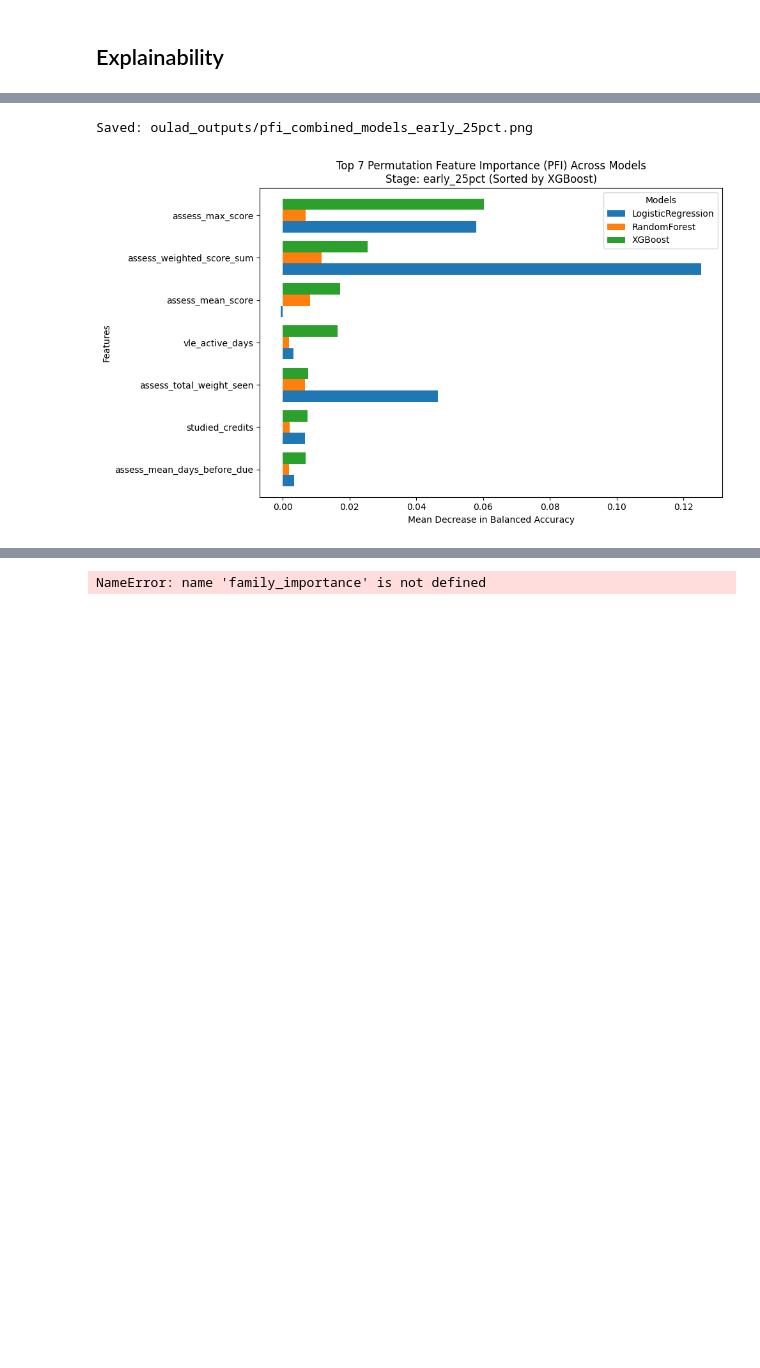
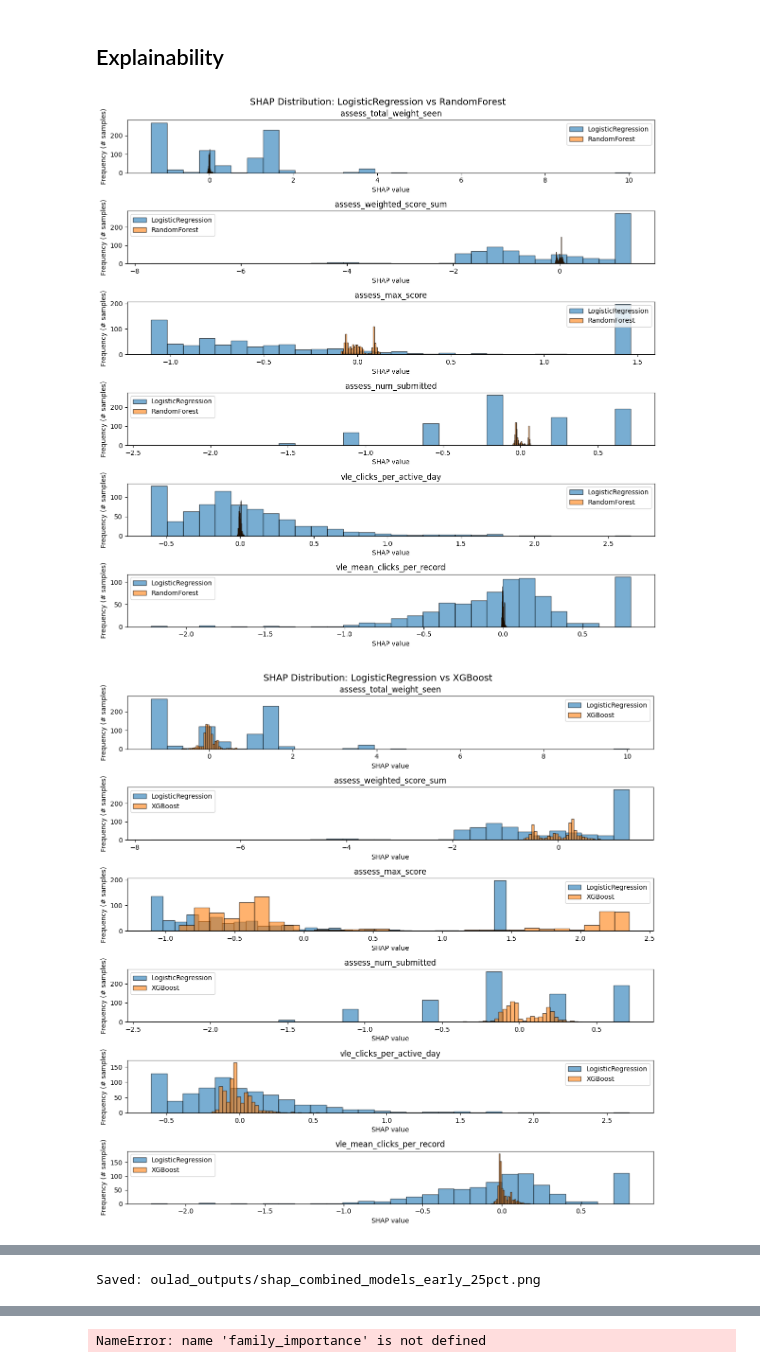
Before and after one commit to Vlad-Andres/HCML-project, a Jupyter notebook: HCML_Proj_OULAD.ipynb, the cells around one changed output, grey strips where cells are left out. Drawn from its saved outputs; the diff is of its cells as text; code cells hidden in the pictures; blank space fills up the shorter version.

```diff
--- a/HCML_Proj_OULAD.ipynb
+++ b/HCML_Proj_OULAD.ipynb
@@ -144,10 +152,10 @@ from src.explainability import (
     plot_combined_pfi_comparison
 )
 
-# plot_shap_distributions(models_early, early_test, sample_size=800, output_dir=OUTPUT_DIR)
-# plot_shap_distributions(models_full, full_test, sample_size=800, output_dir=OUTPUT_DIR)
-# plot_combined_shap_comparison(models_early, early_test, "early_25pct", output_dir=OUTPUT_DIR)
-# plot_combined_shap_comparison(models_full, full_test, "full_100pct", output_dir=OUTPUT_DIR)
+plot_shap_distributions(models_early, early_test, sample_size=800, output_dir=OUTPUT_DIR)
+plot_shap_distributions(models_full, full_test, sample_size=800, output_dir=OUTPUT_DIR)
+plot_combined_shap_comparison(models_early, early_test, "early_25pct", output_dir=OUTPUT_DIR)
+plot_combined_shap_comparison(models_full, full_test, "full_100pct", output_dir=OUTPUT_DIR)
 plot_combined_pfi_comparison(models_early, early_test, "early_25pct", output_dir=OUTPUT_DIR)
 plot_combined_pfi_comparison(models_full, full_test, "full_100pct", output_dir=OUTPUT_DIR)
 
@@ -228,30 +236,32 @@ if not CONCISE_MODE:
                 run_partial_dependence(
                     models_early[model_name],
                     early_test,
                     "early_25pct",
                     model_name,
                     valid_features_early,
                     centered=True,
                     output_dir=OUTPUT_DIR,
                 )
             if valid_features_full:
                 run_partial_dependence(
                     models_full[model_name],
                     full_test,
                     "full_100pct",
                     model_name,
                     valid_features_full,
                     output_dir=OUTPUT_DIR,
                 )
                 run_partial_dependence(
                     models_full[model_name],
                     full_test,
                     "full_100pct",
                     model_name,
                     valid_features_full,
                     centered=True,
                     output_dir=OUTPUT_DIR,
                 )
     else:
         print("No shared tree models are available for extra explainability.")
 # %% [output]
+[figure, new version]
+[figure, new version]
@@ -258,2 +272 @@ if not CONCISE_MODE:
-Saved: oulad_outputs/pfi_combined_models_early_25pct.png
+Saved: oulad_outputs/shap_combined_models_early_25pct.png
-[figure, old version]
```
Also changed, not shown: parts of 5 cells of this notebook, 10 other files.
